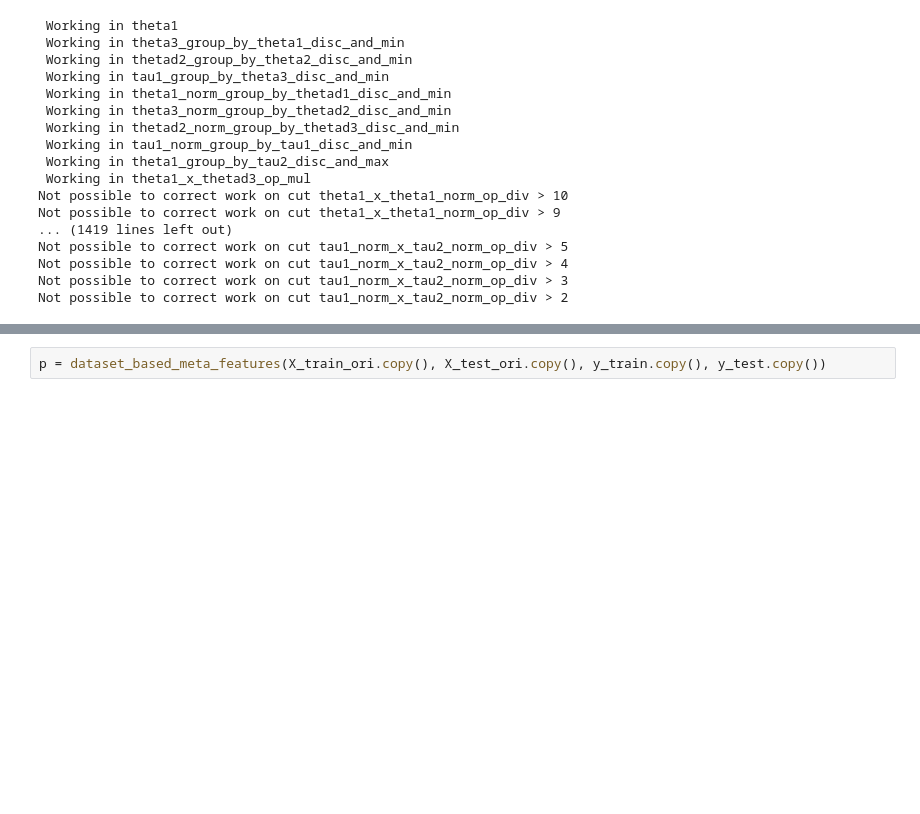
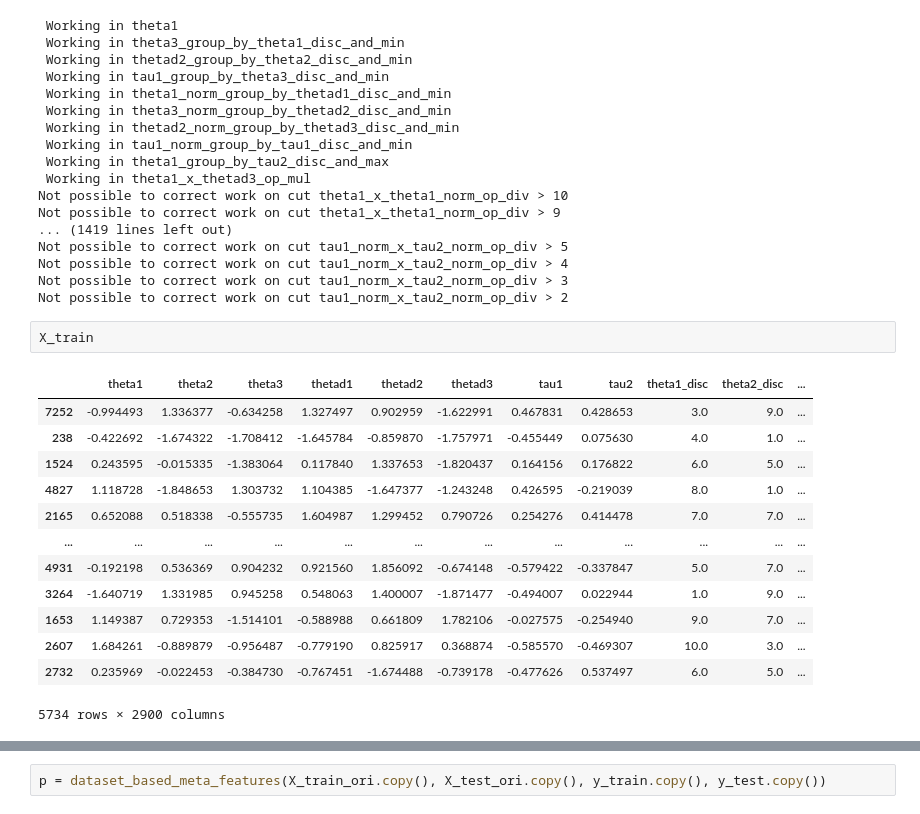
Before and after one commit to FernandoFavoretti/master_AutoML, a Jupyter notebook: articles/ExplorKit.ipynb, the cells around one changed output, grey strips where cells are left out. Cells and saved outputs as stored; diff of their text form; blank space fills up the shorter version.

```diff
--- a/articles/ExplorKit.ipynb
+++ b/articles/ExplorKit.ipynb
@@ -178,6 +171,22 @@ Not possible to correct work on cut tau1_norm_x_tau2_norm_op_div > 5
 Not possible to correct work on cut tau1_norm_x_tau2_norm_op_div > 4
 Not possible to correct work on cut tau1_norm_x_tau2_norm_op_div > 3
 Not possible to correct work on cut tau1_norm_x_tau2_norm_op_div > 2
+# %%
+X_train
+# %% [output]
+|  | theta1 | theta2 | theta3 | thetad1 | thetad2 | thetad3 | tau1 | tau2 | theta1_disc | theta2_disc | ... |
+| 7252 | -0.994493 | 1.336377 | -0.634258 | 1.327497 | 0.902959 | -1.622991 | 0.467831 | 0.428653 | 3.0 | 9.0 | ... |
+| 238 | -0.422692 | -1.674322 | -1.708412 | -1.645784 | -0.859870 | -1.757971 | -0.455449 | 0.075630 | 4.0 | 1.0 | ... |
+| 1524 | 0.243595 | -0.015335 | -1.383064 | 0.117840 | 1.337653 | -1.820437 | 0.164156 | 0.176822 | 6.0 | 5.0 | ... |
+| 4827 | 1.118728 | -1.848653 | 1.303732 | 1.104385 | -1.647377 | -1.243248 | 0.426595 | -0.219039 | 8.0 | 1.0 | ... |
+| 2165 | 0.652088 | 0.518338 | -0.555735 | 1.604987 | 1.299452 | 0.790726 | 0.254276 | 0.414478 | 7.0 | 7.0 | ... |
+| ... | ... | ... | ... | ... | ... | ... | ... | ... | ... | ... | ... |
+| 4931 | -0.192198 | 0.536369 | 0.904232 | 0.921560 | 1.856092 | -0.674148 | -0.579422 | -0.337847 | 5.0 | 7.0 | ... |
+| 3264 | -1.640719 | 1.331985 | 0.945258 | 0.548063 | 1.400007 | -1.871477 | -0.494007 | 0.022944 | 1.0 | 9.0 | ... |
+| 1653 | 1.149387 | 0.729353 | -1.514101 | -0.588988 | 0.661809 | 1.782106 | -0.027575 | -0.254940 | 9.0 | 7.0 | ... |
+| 2607 | 1.684261 | -0.889879 | -0.956487 | -0.779190 | 0.825917 | 0.368874 | -0.585570 | -0.469307 | 10.0 | 3.0 | ... |
+| 2732 | 0.235969 | -0.022453 | -0.384730 | -0.767451 | -1.674488 | -0.739178 | -0.477626 | 0.537497 | 6.0 | 5.0 | ... |
+5734 rows × 2900 columns
 # %%
 def dataset_based_meta_features(X_train, X_test, y_train, y_test):
     """
```
Also changed, not shown: parts of 4 cells of this notebook, 1 other file.
